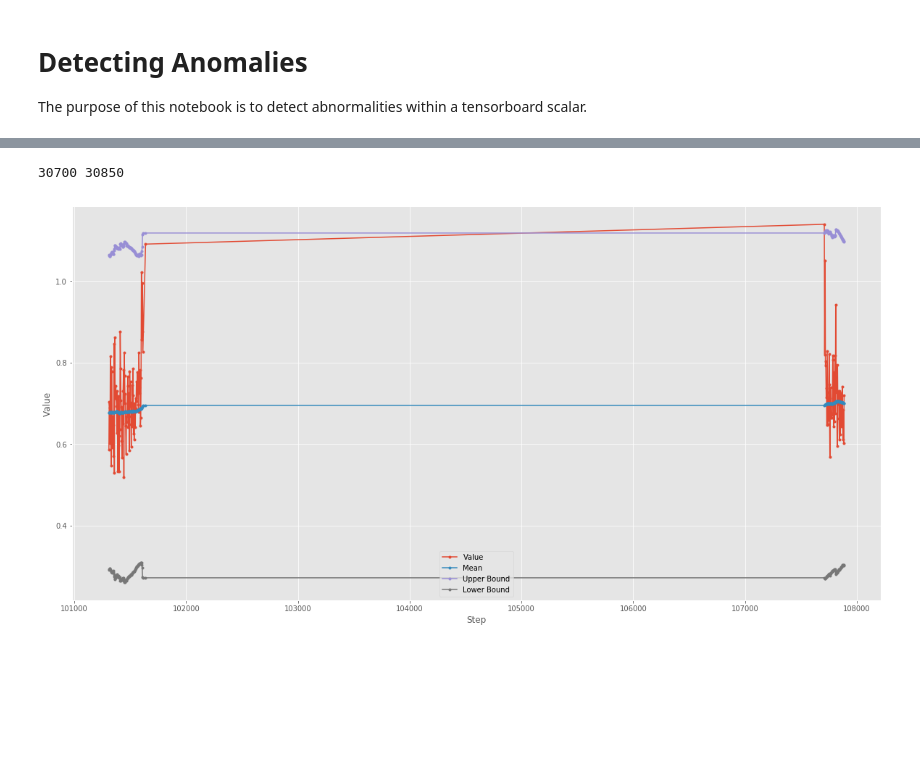
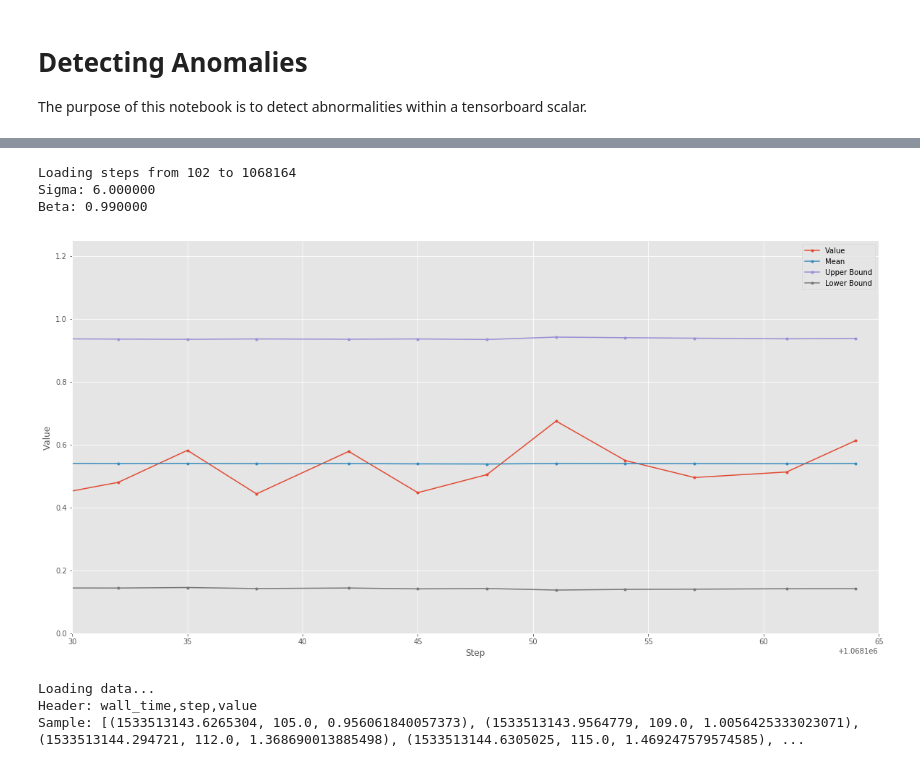
Before and after one commit to wellsaid-labs/tts-evaluation, a Jupyter notebook: notebooks/Detecting Anomalies.ipynb, the cells around one changed output, grey strips where cells are left out. Saved outputs shown, nothing was run; the diff lists cells and outputs as text; code cells hidden in the pictures; blank space fills up the shorter version.

```diff
--- a/notebooks/Detecting Anomalies.ipynb
+++ b/notebooks/Detecting Anomalies.ipynb
@@ -40,8 +44,8 @@ def get_running_mean_and_standard_deviation(steps, values, beta=0.9, sigma=8):
         # NOTE: Above a sample size 10, we do not need to consider sample variance bias correction
         if i > 10 and abs(value - means[-1]) > standard_deviations[-1] * sigma + eps:
             if i > last_abnormality + 100:
-                print('Detected abnormality (%f > %f ± %f), at index %d or step %d (step ignored)' %
-                      (value, means[-1], standard_deviations[-1] * sigma, i, step))
+                print('Detected abnormality (%f > %f ± %f), at step %d (step ignored)' %
+                      (value, means[-1], standard_deviations[-1] * sigma, step))
             last_abnormality = i
             means.append(means[-1])
             standard_deviations.append(standard_deviations[-1])
@@ -51,16 +55,38 @@ def get_running_mean_and_standard_deviation(steps, values, beta=0.9, sigma=8):
             standard_deviations.append(standard_deviation)
     return means, standard_deviations
 
-def plot_abnormality(steps, values, means, standard_deviations, sigma=8):
+def load_tensorboard_data(path):
+    """ Load a CSV file with 3 columns: wall_time, step, value
+
+    Args:
+        path (str): Path to the CSV file.
+    """
+    print('Loading data...')
+    data = [row for row in open(path, 'r')]
+    print('Header:', data[0].strip())
+    data = [tuple([float(val) for val in row.strip().split(',')]) for row in data[1:]]
+    print('Sample:', data[:5])
+    _, step, value = zip(*data)
+    return step, value
+
+def plot(steps, values, beta=0.9, sigma=8):
     """ Plot values at steps with a running mean and standard deviation.
 
     Args:
         step (list of float): Step at which each value occured.
         value (list of float): Values at each step.
-        means (list of float): Exponentially weighted running means for each step.
-        standard_deviations (list of float): Exponentially weighted running standard deviation for each step.
+        means (list of float, optional): Exponentially weighted running means for each step.
+        standard_deviations (list of float, optional): Exponentially weighted running standard deviation for
+            each step.
         sigma (float): Number of standard deviations before ignoring an abnormality.
     """
+    print('Loading steps from %d to %d' % (steps[0], steps[-1]))
+    print('Sigma: %f' % sigma)
+    print('Beta: %f' % beta)
+    means, standard_deviations = get_running_mean_and_standard_deviation(steps,
+                                                                         values,
+                                                                         beta=beta,
+                                                                         sigma=sigma)
     pyplot.figure(figsize=(20, 10))
     pyplot.style.use('ggplot')
     kwargs = {
@@ -95,6 +108,4 @@ def load_tensorboard_data(path):
 # %%
-print('\nLoading coarse step data...')
-coarse_loss = {}
-coarse_loss['step'], coarse_loss['value'] = load_tensorboard_data(
+coarse_loss = load_tensorboard_data(
     '/tmp/csv_output/data_tb___coarse_loss_step.csv')
 # %% [output]
@@ -131,12 +115,15 @@ Detected abnormality (0.887203 > 0.583624 ± 0.297724), at index 169875 or step
-# %%
-start = 30700
-end = 30850
-print(start, end)
-plot_abnormality(coarse_loss['step'][start:end],
-                 coarse_loss['value'][start:end],
-                 coarse_loss['mean'][start:end],
-                 coarse_loss['standard_deviation'][start:end],
-                 sigma=5)
-# %% [output]
-30700 30850
-[figure, removed]
+# %%
+plot(*coarse_loss, sigma=6, beta=0.99)
+_ = pyplot.axis([1068130, coarse_loss[0][-1] + 1, 0, 1.25])
+# %% [output]
+Loading steps from 102 to 1068164
+Sigma: 6.000000
+Beta: 0.990000
+[figure, added]
+# %%
+max_grad_norm = load_tensorboard_data(
+    '/tmp/csv_output/data_tb___max_grad_norm_step.csv')
+# %% [output]
+Loading data...
+Header: wall_time,step,value
+Sample: [(1533513143.6265304, 105.0, 0.956061840057373), (1533513143.9564779, 109.0, 1.0056425333023071), (1533513144.294721, 112.0, 1.368690013885498), (1533513144.6305025, 115.0, 1.469247579574585), ...
```
Also changed, not shown: parts of 9 cells of this notebook, 4 other files.
